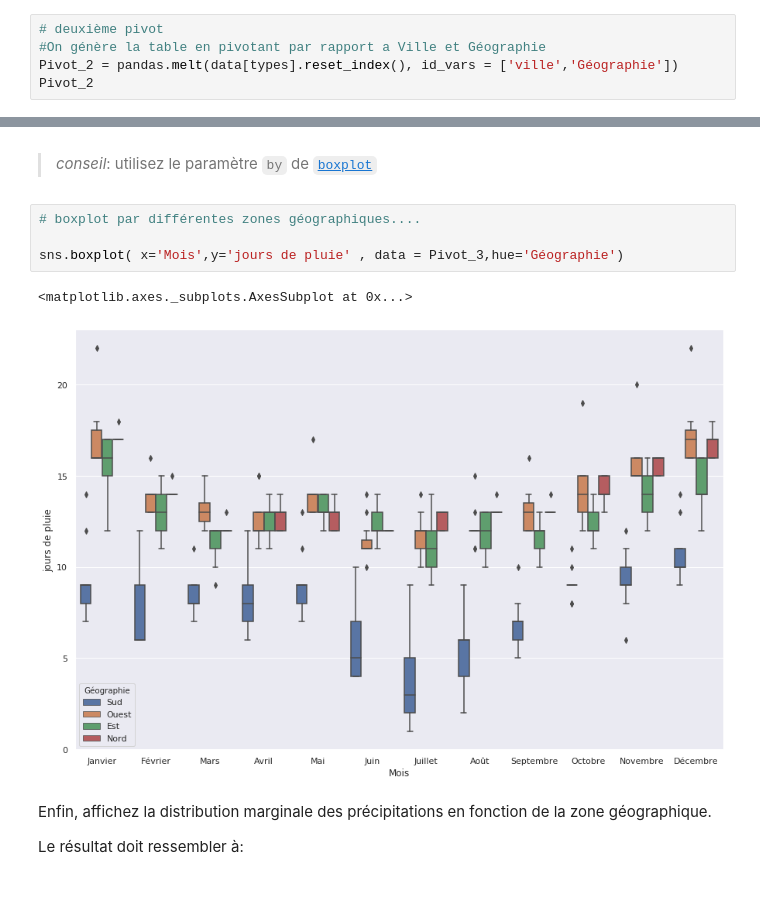
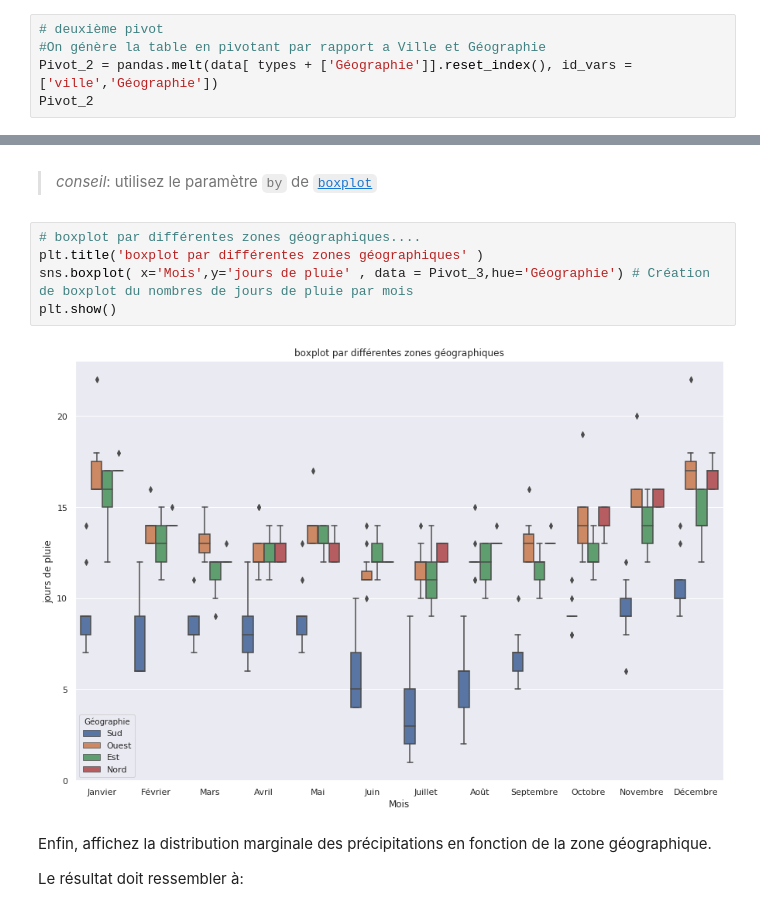
Before and after one commit to campusplage/compte-rendus-bobo_florian__seck_omar, a Jupyter notebook: TP1_pandas.ipynb, the cells around one changed output, grey strips where cells are left out. Drawn from its saved outputs; the diff is of its cells as text.

Commit message:
Dernière modification et ajout de graphiques optionnels.

```diff
--- a/TP1_pandas.ipynb
+++ b/TP1_pandas.ipynb
@@ -410,7 +429,7 @@ data.drop(other_columns,axis=1).reset_index().melt( id_vars ='ville')
 # %%
 # deuxième pivot
 #On génère la table en pivotant par rapport a Ville et Géographie
-Pivot_2 = pandas.melt(data[types].reset_index(), id_vars = ['ville','Géographie'])
+Pivot_2 = pandas.melt(data[ types + ['Géographie']].reset_index(), id_vars = ['ville','Géographie'])
 Pivot_2
 # %% [output]
 |  | ville | Géographie | Grandeur | Mois | value |
@@ -499,11 +502,11 @@ Sophistiquez l'affichage précédent pour que les distributions se fassent en fo
 > _conseil_: utilisez le paramètre `by` de [`boxplot`](https://seaborn.pydata.org/generated/seaborn.boxplot.html#seaborn.boxplot)
 # %%
 # boxplot par différentes zones géographiques....
-
-sns.boxplot( x='Mois',y='jours de pluie' , data = Pivot_3,hue='Géographie')
+plt.title('boxplot par différentes zones géographiques' )
+sns.boxplot( x='Mois',y='jours de pluie' , data = Pivot_3,hue='Géographie') # Création de boxplot du nombres de jours de pluie par mois
+plt.show()
 # %% [output]
-<matplotlib.axes._subplots.AxesSubplot at 0x...>
-[figure, old version]
+[figure, new version]
 # %% [markdown]
 Enfin, affichez la distribution marginale des précipitations en fonction de la zone géographique.
 
```
Also changed, not shown: parts of 10 cells of this notebook.
